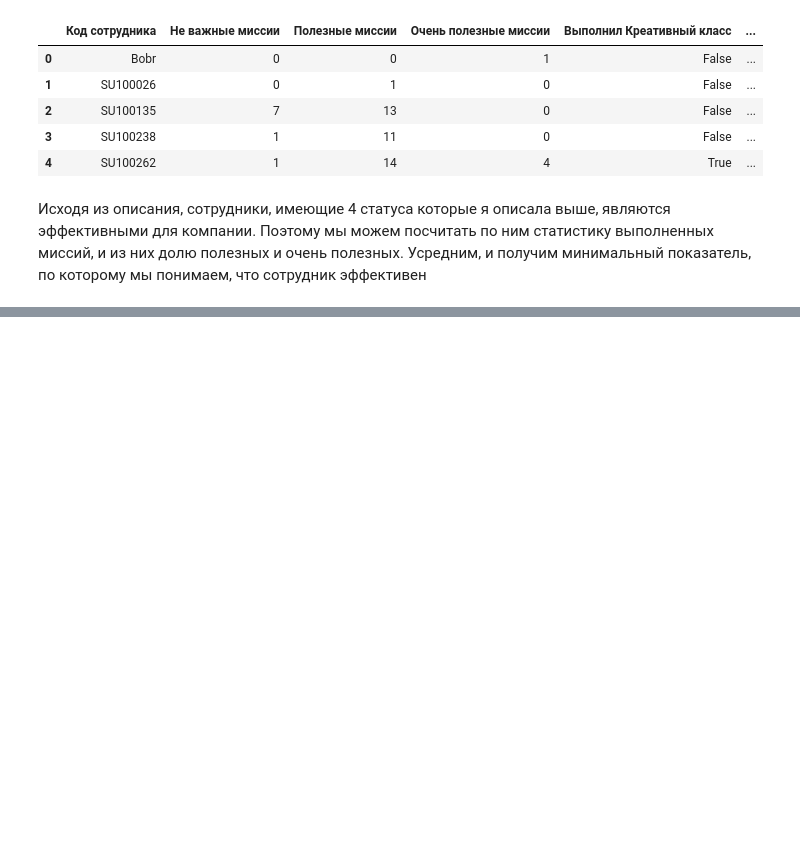
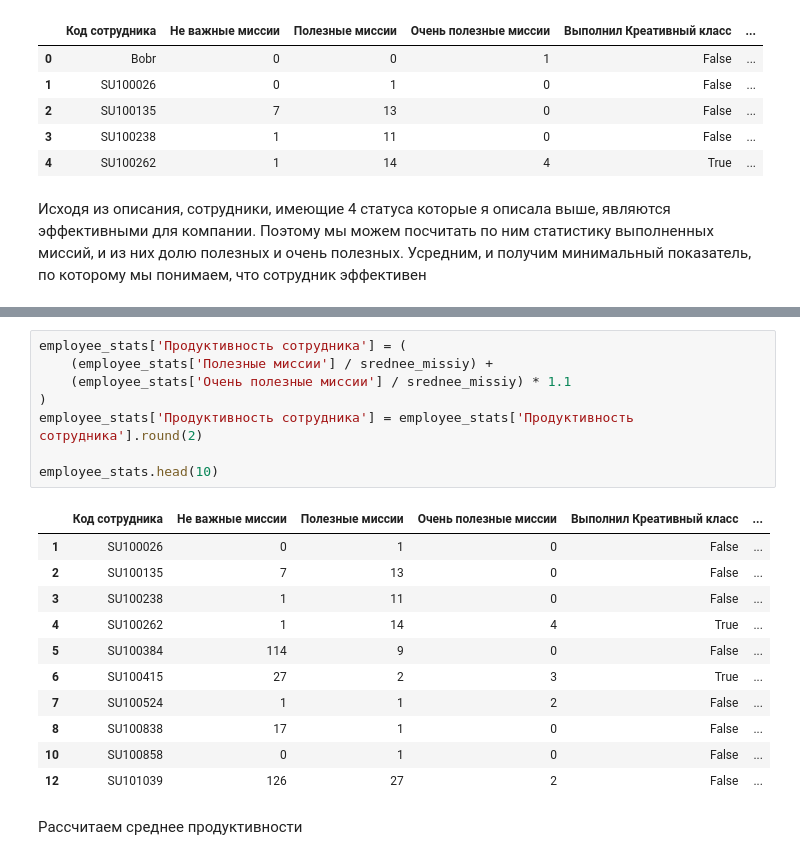
Before and after one commit to GigaProgramm/dano, a Jupyter notebook: Копия_блокнота_"ВАЖНО_ipynb".ipynb, the cells around one changed output, grey strips where cells are left out. Drawn from its saved outputs; the diff is of its cells as text; blank space fills up the shorter version.

```diff
--- a/Копия_блокнота_"ВАЖНО_ipynb".ipynb
+++ b/Копия_блокнота_"ВАЖНО_ipynb".ipynb
@@ -149,0 +232,22 @@ employee_stats.head()
+# %%
+employee_stats['Продуктивность сотрудника'] = (
+    (employee_stats['Полезные миссии'] / srednee_missiy) +
+    (employee_stats['Очень полезные миссии'] / srednee_missiy) * 1.1
+)
+employee_stats['Продуктивность сотрудника'] = employee_stats['Продуктивность сотрудника'].round(2)
+
+employee_stats.head(10)
+# %% [output]
+|  | Код сотрудника | Не важные миссии | Полезные миссии | Очень полезные миссии | Выполнил Креативный класс | ... |
+| 1 | SU100026 | 0 | 1 | 0 | False | ... |
+| 2 | SU100135 | 7 | 13 | 0 | False | ... |
+| 3 | SU100238 | 1 | 11 | 0 | False | ... |
+| 4 | SU100262 | 1 | 14 | 4 | True | ... |
+| 5 | SU100384 | 114 | 9 | 0 | False | ... |
+| 6 | SU100415 | 27 | 2 | 3 | True | ... |
+| 7 | SU100524 | 1 | 1 | 2 | False | ... |
+| 8 | SU100838 | 17 | 1 | 0 | False | ... |
+| 10 | SU100858 | 0 | 1 | 0 | False | ... |
+| 12 | SU101039 | 126 | 27 | 2 | False | ... |
+# %% [markdown]
+Рассчитаем среднее продуктивности
```
Also changed, not shown: parts of 9 cells of this notebook.
